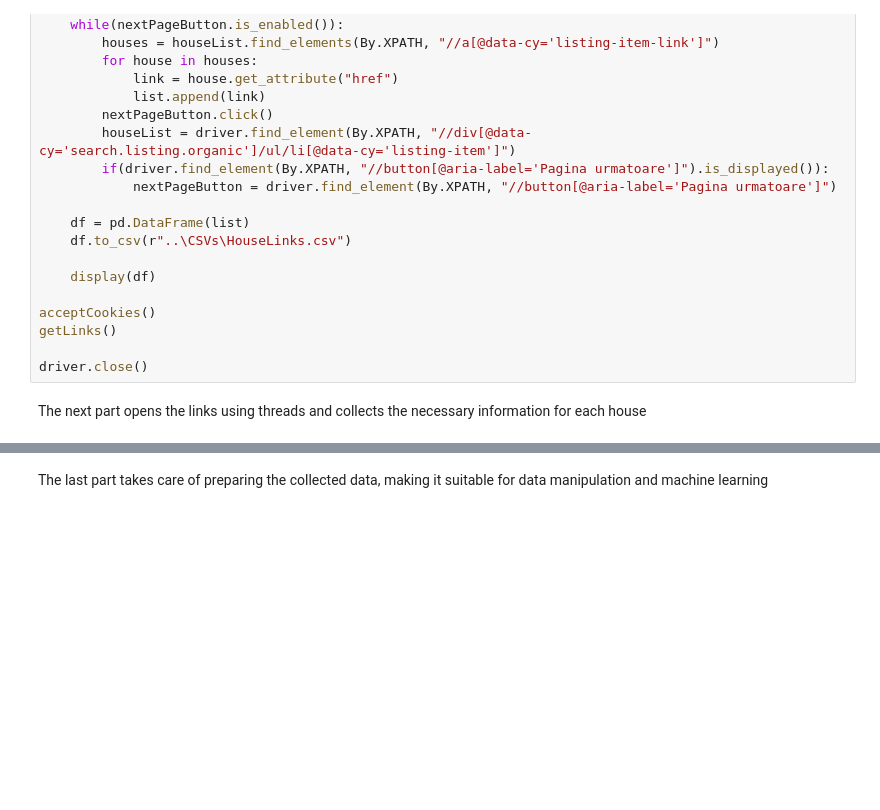
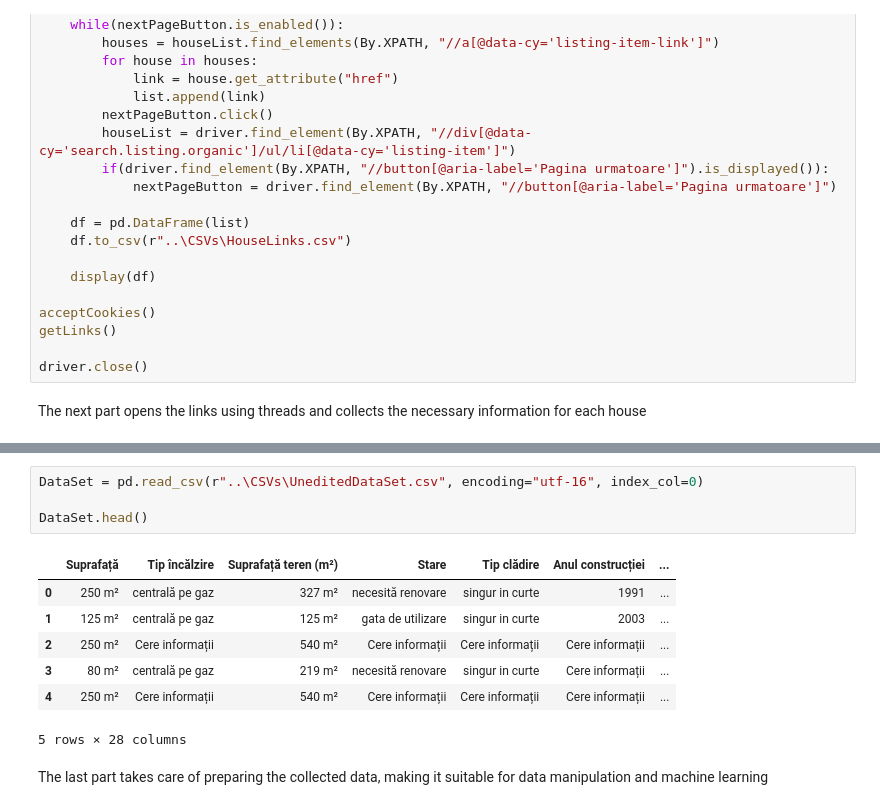
Before and after one commit to SimeonTica/House-pricing-prediction, a Jupyter notebook: House pricing prediction/HouseDataPrediction.ipynb, the cells around one changed output, grey strips where cells are left out. Saved outputs shown, nothing was run; the diff lists cells and outputs as text; blank space fills up the shorter version.

```diff
--- a/House pricing prediction/HouseDataPrediction.ipynb
+++ b/House pricing prediction/HouseDataPrediction.ipynb
@@ -151,3 +153,15 @@ DataSet.to_csv(r"..\CSVs\UneditedDataSet.csv", encoding="utf-16")
+# %%
+DataSet = pd.read_csv(r"..\CSVs\UneditedDataSet.csv", encoding="utf-16", index_col=0)
+
+DataSet.head()
+# %% [output]
+|  | Suprafață | Tip încălzire | Suprafață teren (m²) | Stare | Tip clădire | Anul construcției | ... |
+| 0 | 250 m² | centrală pe gaz | 327 m² | necesită renovare | singur in curte | 1991 | ... |
+| 1 | 125 m² | centrală pe gaz | 125 m² | gata de utilizare | singur in curte | 2003 | ... |
+| 2 | 250 m² | Cere informații | 540 m² | Cere informații | Cere informații | Cere informații | ... |
+| 3 | 80 m² | centrală pe gaz | 219 m² | necesită renovare | singur in curte | Cere informații | ... |
+| 4 | 250 m² | Cere informații | 540 m² | Cere informații | Cere informații | Cere informații | ... |
+5 rows × 28 columns
 # %% [markdown]
 The last part takes care of preparing the collected data, making it suitable for data manipulation and machine learning
 # %%
```
Also changed, not shown: parts of 3 cells of this notebook, 1 other file.
